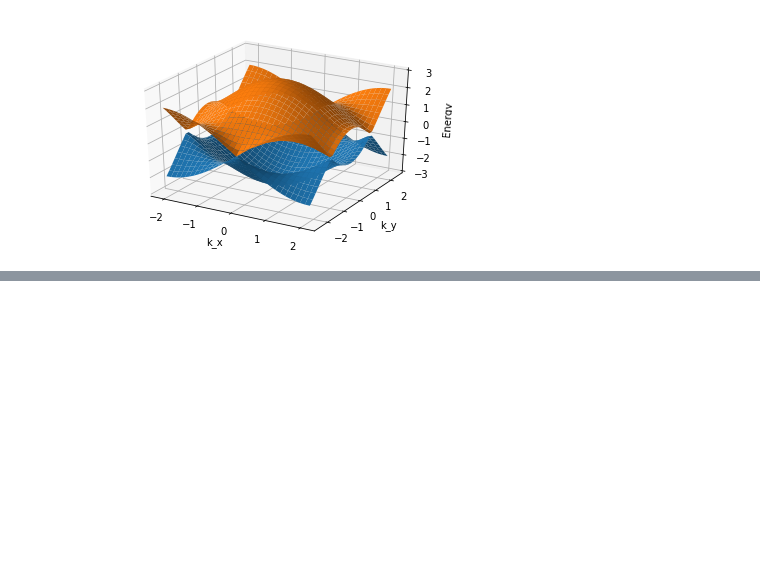
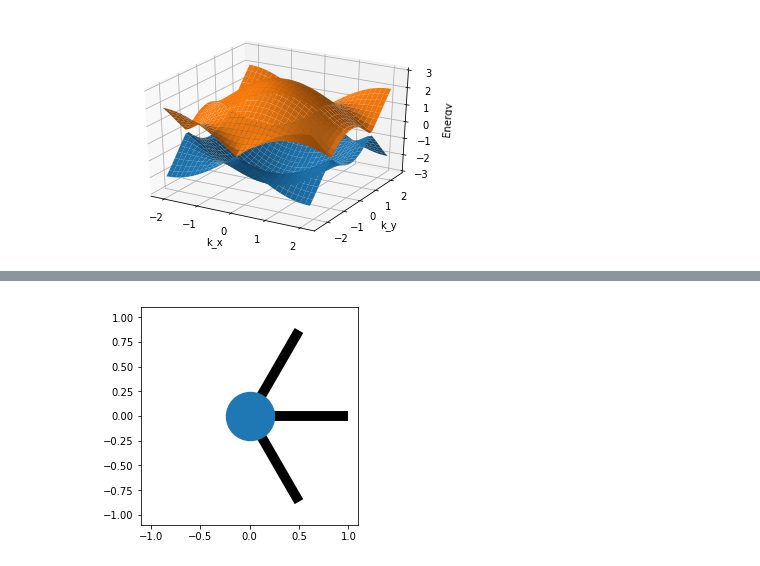
Before and after one commit to quantum-tinkerer/qsymm, a Jupyter notebook: model_to_kwant.ipynb, the cells around one changed output, grey strips where cells are left out. Cells and saved outputs as stored; diff of their text form; code cells hidden in the pictures; blank space fills up the shorter version.

```diff
--- a/model_to_kwant.ipynb
+++ b/model_to_kwant.ipynb
@@ -93,0 +142,10 @@ kwant.wraparound.plot_2d_bands(wrapped);
+# %%
+# Atomic coordinates within the unit cell
+atom_coords = [(0, 0)]
+lat_vecs = [(1, 0), (1/2, np.sqrt(3)/2)]
+# %%
+syst = bloch_to_builder(family, norbs, lat_vecs, atom_coords, coeffs=None)
+# %%
+kwant.plot(syst);
+# %% [output]
+[figure, added]
```
Also changed, not shown: parts of 6 cells of this notebook, 1 other file.
